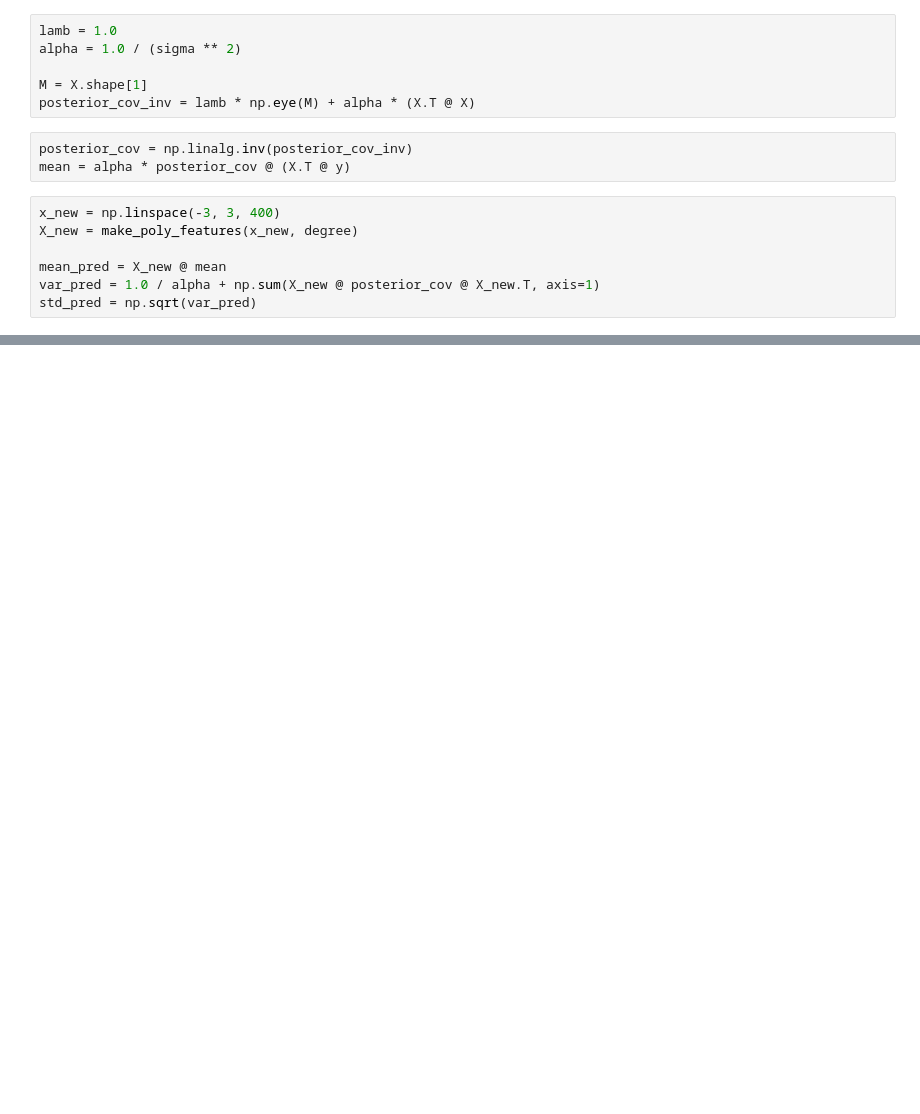
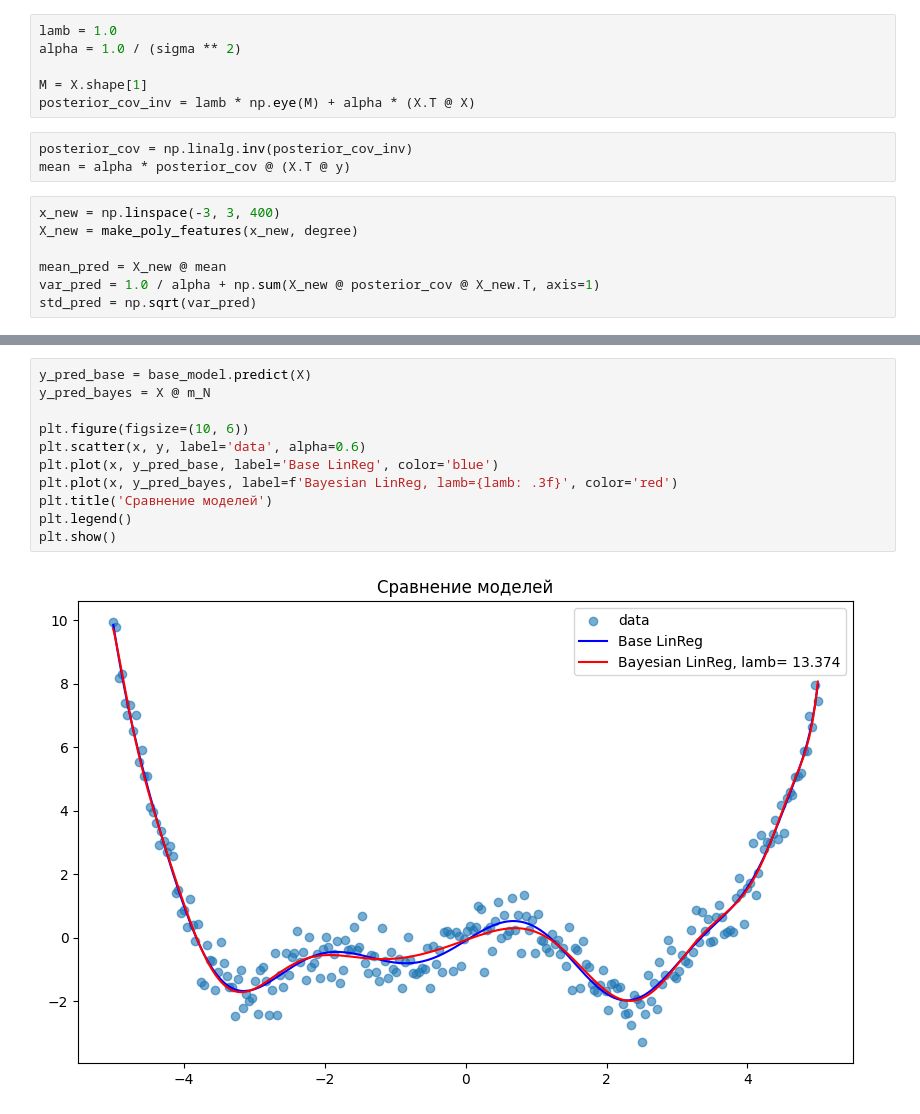
Before and after one commit to KIZIBY/Bayes-method-25, a Jupyter notebook: Bayesian Methods HW1.ipynb, the cells around one changed output, grey strips where cells are left out. Cells and saved outputs as stored; diff of their text form; blank space fills up the shorter version.

```diff
--- a/Bayesian Methods HW1.ipynb
+++ b/Bayesian Methods HW1.ipynb
@@ -64,0 +112,13 @@ def log_evidence(lamb, X, y, alpha):
+# %%
+y_pred_base = base_model.predict(X)
+y_pred_bayes = X @ m_N
+
+plt.figure(figsize=(10, 6))
+plt.scatter(x, y, label='data', alpha=0.6)
+plt.plot(x, y_pred_base, label='Base LinReg', color='blue')
+plt.plot(x, y_pred_bayes, label=f'Bayesian LinReg, lamb={lamb: .3f}', color='red')
+plt.title('Сравнение моделей')
+plt.legend()
+plt.show()
+# %% [output]
+[figure, added]
```
Also changed, not shown: parts of 6 cells of this notebook.
